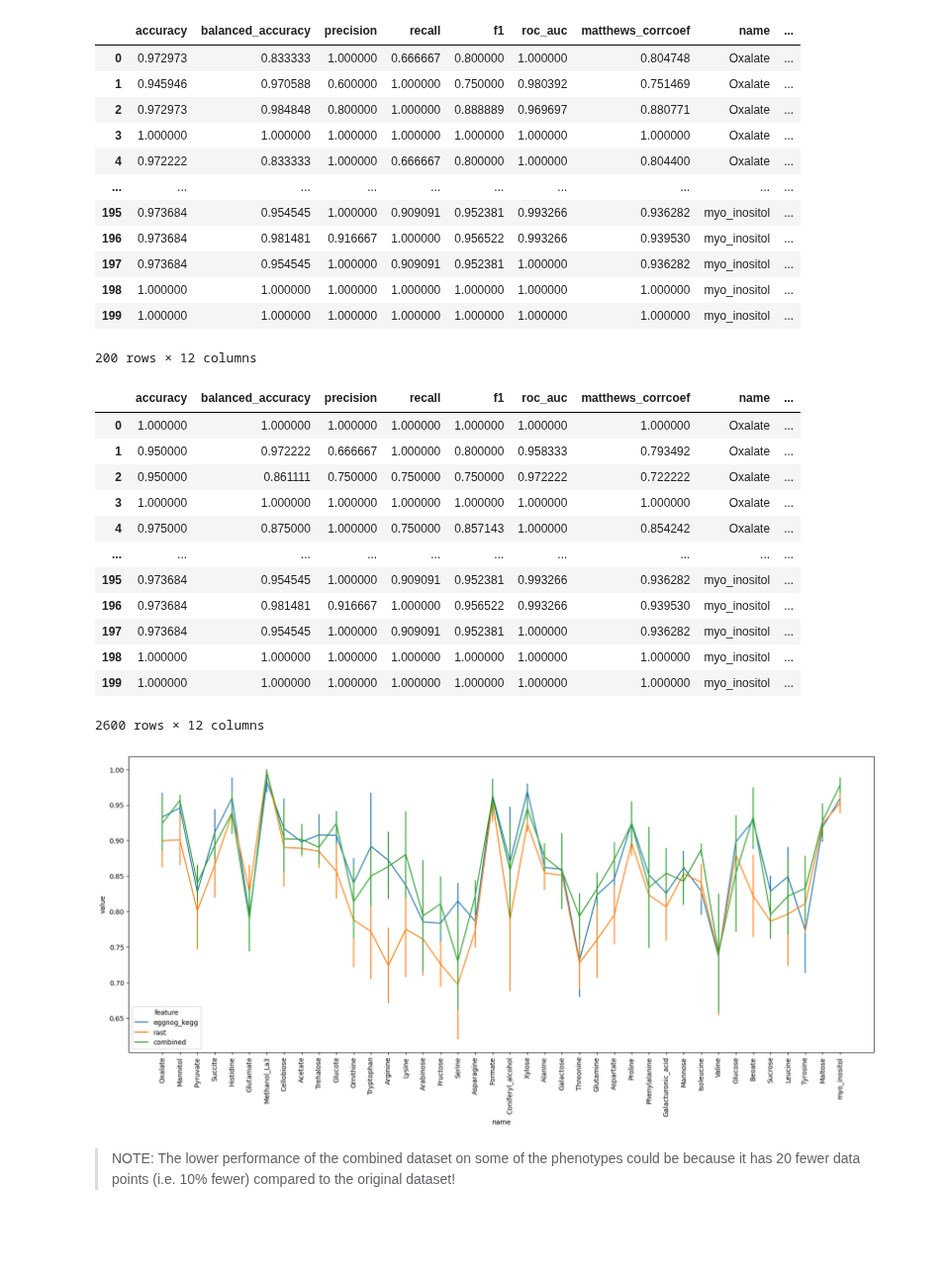
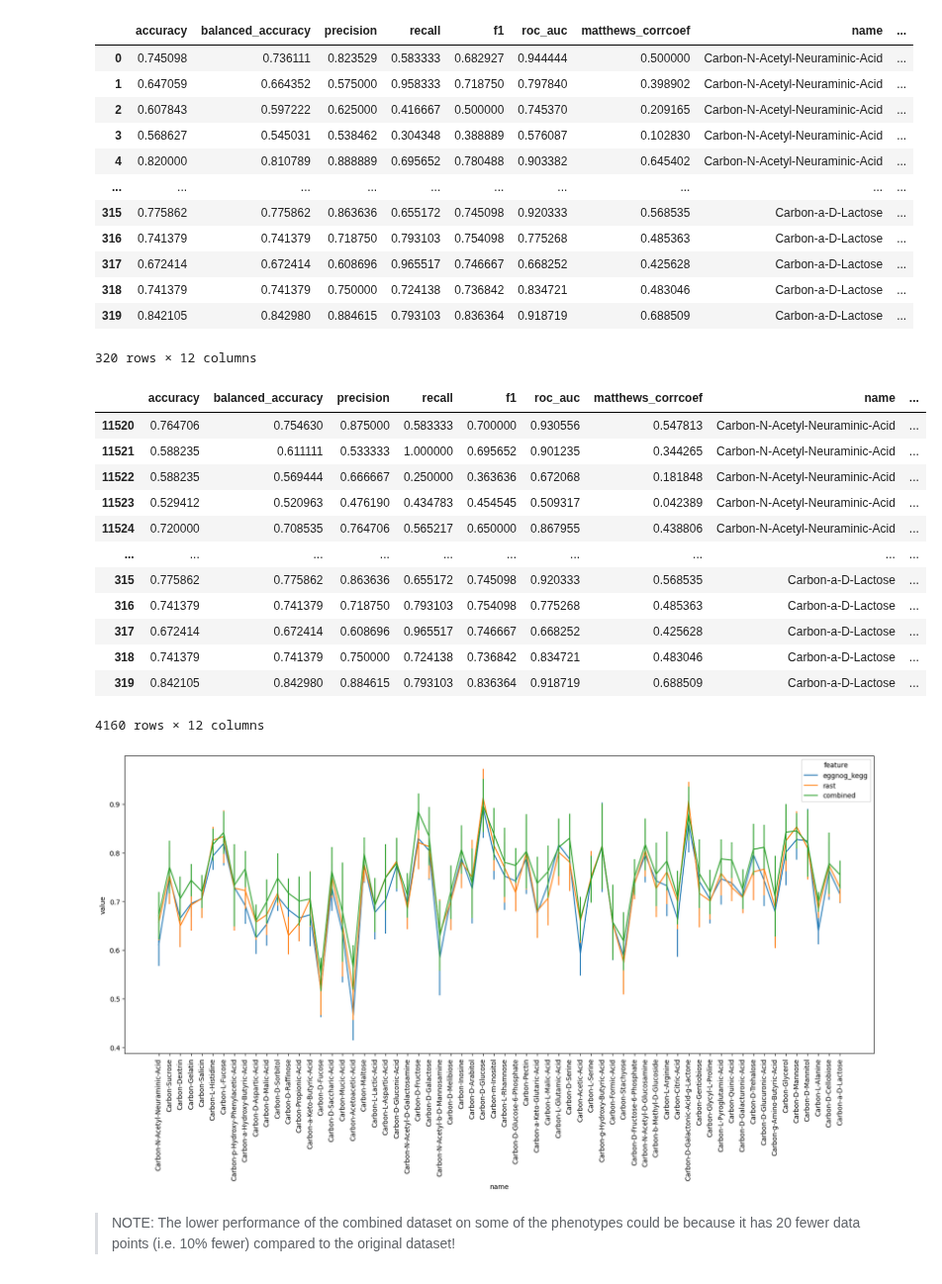
Before and after one commit to kbasecollaborations/trait-prediction, a Jupyter notebook: notebooks/biolog/combined_features_comp.ipynb, the cells around one changed output. Shown at 99% size. Cells and saved outputs as stored; diff of their text form; code cells hidden in the pictures; blank space fills up the shorter version.

```diff
--- a/notebooks/biolog/combined_features_comp.ipynb
+++ b/notebooks/biolog/combined_features_comp.ipynb
@@ -3,7 +3,7 @@ import pathlib
 
 import pandas as pd
 # %%
-output_folder = pathlib.Path("../../data/outputs_nosync/outputs_leaf/") # Change this for different outputs
+output_folder = pathlib.Path("../../data/outputs_nosync/outputs_ch/") # Change this for different outputs
 prediction_runs = [fol for fol in output_folder.iterdir() if fol.is_dir()]
 prediction_runs
 # %% [output]
@@ -16,5 +16,5 @@ prediction_runs
 # %%
-output_folder2 = pathlib.Path("../../data/outputs_combined/") # Change this for different outputs
+output_folder2 = pathlib.Path("../../data/outputs_combined_ch/") # Change this for different outputs
 prediction_runs2 = [fol for fol in output_folder2.iterdir() if fol.is_dir()]
 prediction_runs2
 # %% [output]
@@ -52,35 +52,36 @@ cv_scores_df2 = read_csv_files(prediction_runs2, "all_feat_cv_scores_data.csv",
 cv_scores_df2
 # %% [output]
 |  | accuracy | balanced_accuracy | precision | recall | f1 | roc_auc | matthews_corrcoef | name | ... |
-| 0 | 0.972973 | 0.833333 | 1.000000 | 0.666667 | 0.800000 | 1.000000 | 0.804748 | Oxalate | ... |
-| 1 | 0.945946 | 0.970588 | 0.600000 | 1.000000 | 0.750000 | 0.980392 | 0.751469 | Oxalate | ... |
-| 2 | 0.972973 | 0.984848 | 0.800000 | 1.000000 | 0.888889 | 0.969697 | 0.880771 | Oxalate | ... |
-| 3 | 1.000000 | 1.000000 | 1.000000 | 1.000000 | 1.000000 | 1.000000 | 1.000000 | Oxalate | ... |
-| 4 | 0.972222 | 0.833333 | 1.000000 | 0.666667 | 0.800000 | 1.000000 | 0.804400 | Oxalate | ... |
+| 0 | 0.745098 | 0.736111 | 0.823529 | 0.583333 | 0.682927 | 0.944444 | 0.500000 | Carbon-N-Acetyl-Neuraminic-Acid | ... |
+| 1 | 0.647059 | 0.664352 | 0.575000 | 0.958333 | 0.718750 | 0.797840 | 0.398902 | Carbon-N-Acetyl-Neuraminic-Acid | ... |
+| 2 | 0.607843 | 0.597222 | 0.625000 | 0.416667 | 0.500000 | 0.745370 | 0.209165 | Carbon-N-Acetyl-Neuraminic-Acid | ... |
+| 3 | 0.568627 | 0.545031 | 0.538462 | 0.304348 | 0.388889 | 0.576087 | 0.102830 | Carbon-N-Acetyl-Neuraminic-Acid | ... |
+| 4 | 0.820000 | 0.810789 | 0.888889 | 0.695652 | 0.780488 | 0.903382 | 0.645402 | Carbon-N-Acetyl-Neuraminic-Acid | ... |
 | ... | ... | ... | ... | ... | ... | ... | ... | ... | ... |
-| 195 | 0.973684 | 0.954545 | 1.000000 | 0.909091 | 0.952381 | 0.993266 | 0.936282 | myo_inositol | ... |
-| 196 | 0.973684 | 0.981481 | 0.916667 | 1.000000 | 0.956522 | 0.993266 | 0.939530 | myo_inositol | ... |
-| 197 | 0.973684 | 0.954545 | 1.000000 | 0.909091 | 0.952381 | 1.000000 | 0.936282 | myo_inositol | ... |
-| 198 | 1.000000 | 1.000000 | 1.000000 | 1.000000 | 1.000000 | 1.000000 | 1.000000 | myo_inositol | ... |
-| 199 | 1.000000 | 1.000000 | 1.000000 | 1.000000 | 1.000000 | 1.000000 | 1.000000 | myo_inositol | ... |
+| 315 | 0.775862 | 0.775862 | 0.863636 | 0.655172 | 0.745098 | 0.920333 | 0.568535 | Carbon-a-D-Lactose | ... |
+| 316 | 0.741379 | 0.741379 | 0.718750 | 0.793103 | 0.754098 | 0.775268 | 0.485363 | Carbon-a-D-Lactose | ... |
+| 317 | 0.672414 | 0.672414 | 0.608696 | 0.965517 | 0.746667 | 0.668252 | 0.425628 | Carbon-a-D-Lactose | ... |
+| 318 | 0.741379 | 0.741379 | 0.750000 | 0.724138 | 0.736842 | 0.834721 | 0.483046 | Carbon-a-D-Lactose | ... |
+| 319 | 0.842105 | 0.842980 | 0.884615 | 0.793103 | 0.836364 | 0.918719 | 0.688509 | Carbon-a-D-Lactose | ... |
-200 rows × 12 columns
+320 rows × 12 columns
 # %%
-cv_scores_df = pd.concat([cv_scores_df1[cv_scores_df1.run_id == "biolog_mutual_info_1000"], cv_scores_df2])
+# cv_scores_df = pd.concat([cv_scores_df1[cv_scores_df1.run_id == "biolog_mutual_info_1000"], cv_scores_df2])
+cv_scores_df = pd.concat([cv_scores_df1[cv_scores_df1.run_id == "biolog_chi2_1000"], cv_scores_df2])
 cv_scores_df
 # %% [output]
 |  | accuracy | balanced_accuracy | precision | recall | f1 | roc_auc | matthews_corrcoef | name | ... |
-| 0 | 1.000000 | 1.000000 | 1.000000 | 1.000000 | 1.000000 | 1.000000 | 1.000000 | Oxalate | ... |
-| 1 | 0.950000 | 0.972222 | 0.666667 | 1.000000 | 0.800000 | 0.958333 | 0.793492 | Oxalate | ... |
-| 2 | 0.950000 | 0.861111 | 0.750000 | 0.750000 | 0.750000 | 0.972222 | 0.722222 | Oxalate | ... |
-| 3 | 1.000000 | 1.000000 | 1.000000 | 1.000000 | 1.000000 | 1.000000 | 1.000000 | Oxalate | ... |
-| 4 | 0.975000 | 0.875000 | 1.000000 | 0.750000 | 0.857143 | 1.000000 | 0.854242 | Oxalate | ... |
+| 11520 | 0.764706 | 0.754630 | 0.875000 | 0.583333 | 0.700000 | 0.930556 | 0.547813 | Carbon-N-Acetyl-Neuraminic-Acid | ... |
+| 11521 | 0.588235 | 0.611111 | 0.533333 | 1.000000 | 0.695652 | 0.901235 | 0.344265 | Carbon-N-Acetyl-Neuraminic-Acid | ... |
+| 11522 | 0.588235 | 0.569444 | 0.666667 | 0.250000 | 0.363636 | 0.672068 | 0.181848 | Carbon-N-Acetyl-Neuraminic-Acid | ... |
+| 11523 | 0.529412 | 0.520963 | 0.476190 | 0.434783 | 0.454545 | 0.509317 | 0.042389 | Carbon-N-Acetyl-Neuraminic-Acid | ... |
+| 11524 | 0.720000 | 0.708535 | 0.764706 | 0.565217 | 0.650000 | 0.867955 | 0.438806 | Carbon-N-Acetyl-Neuraminic-Acid | ... |
 | ... | ... | ... | ... | ... | ... | ... | ... | ... | ... |
-| 195 | 0.973684 | 0.954545 | 1.000000 | 0.909091 | 0.952381 | 0.993266 | 0.936282 | myo_inositol | ... |
-| 196 | 0.973684 | 0.981481 | 0.916667 | 1.000000 | 0.956522 | 0.993266 | 0.939530 | myo_inositol | ... |
-| 197 | 0.973684 | 0.954545 | 1.000000 | 0.909091 | 0.952381 | 1.000000 | 0.936282 | myo_inositol | ... |
-| 198 | 1.000000 | 1.000000 | 1.000000 | 1.000000 | 1.000000 | 1.000000 | 1.000000 | myo_inositol | ... |
-| 199 | 1.000000 | 1.000000 | 1.000000 | 1.000000 | 1.000000 | 1.000000 | 1.000000 | myo_inositol | ... |
+| 315 | 0.775862 | 0.775862 | 0.863636 | 0.655172 | 0.745098 | 0.920333 | 0.568535 | Carbon-a-D-Lactose | ... |
+| 316 | 0.741379 | 0.741379 | 0.718750 | 0.793103 | 0.754098 | 0.775268 | 0.485363 | Carbon-a-D-Lactose | ... |
+| 317 | 0.672414 | 0.672414 | 0.608696 | 0.965517 | 0.746667 | 0.668252 | 0.425628 | Carbon-a-D-Lactose | ... |
+| 318 | 0.741379 | 0.741379 | 0.750000 | 0.724138 | 0.736842 | 0.834721 | 0.483046 | Carbon-a-D-Lactose | ... |
+| 319 | 0.842105 | 0.842980 | 0.884615 | 0.793103 | 0.836364 | 0.918719 | 0.688509 | Carbon-a-D-Lactose | ... |
-2600 rows × 12 columns
+4160 rows × 12 columns
 # %%
 
 score_columns = ["balanced_accuracy", "matthews_corrcoef", "accuracy",  "f1", "precision", "recall", "roc_auc" ]
@@ -97,12 +98,12 @@ plot_data = plot_data[plot_data.score.isin(["balanced_accuracy"])]
 plot_data = plot_data[plot_data.feature.isin(["eggnog_kegg", "combined", "rast"])]
 
 plt.figure(figsize=(20,8))
-sns.lineplot(data=plot_data, x="name", y="value", errorbar="se", err_style="bars",  hue="feature")
+sns.lineplot(data=plot_data, x="name", y="value", errorbar="se", err_style="bars", hue="feature")
 plt.tick_params(axis='x', rotation=90, which="both");
 # for i, ax in enumerate(g.axes.flat):
 #     ax.tick_params(axis='x', rotation=90, which="both");
 # %% [output]
-[figure, old version]
+[figure, new version]
 # %% [markdown]
 > NOTE:
 > The lower performance of the combined dataset on some of the phenotypes could be because it has 20 fewer data points (i.e. 10% fewer) compared to the original dataset!
```
Also changed, not shown: parts of 7 cells of this notebook, 4 other files.
